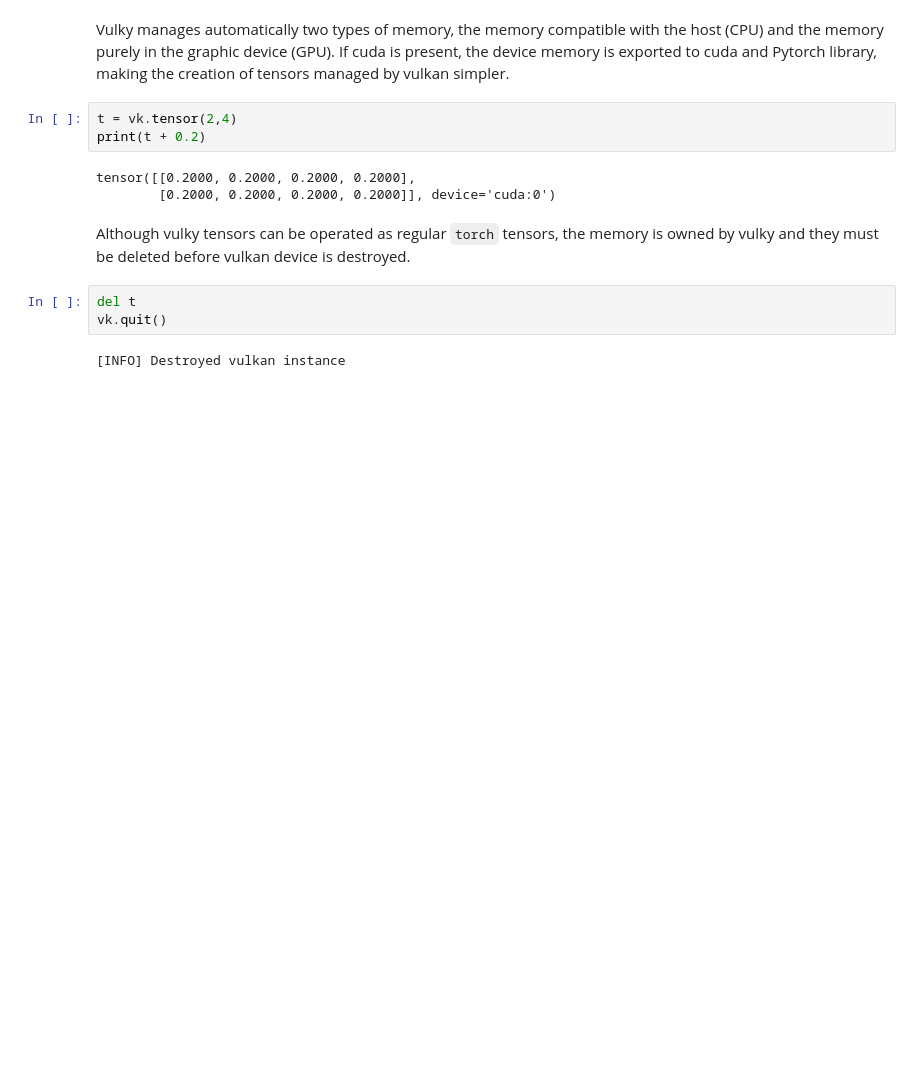
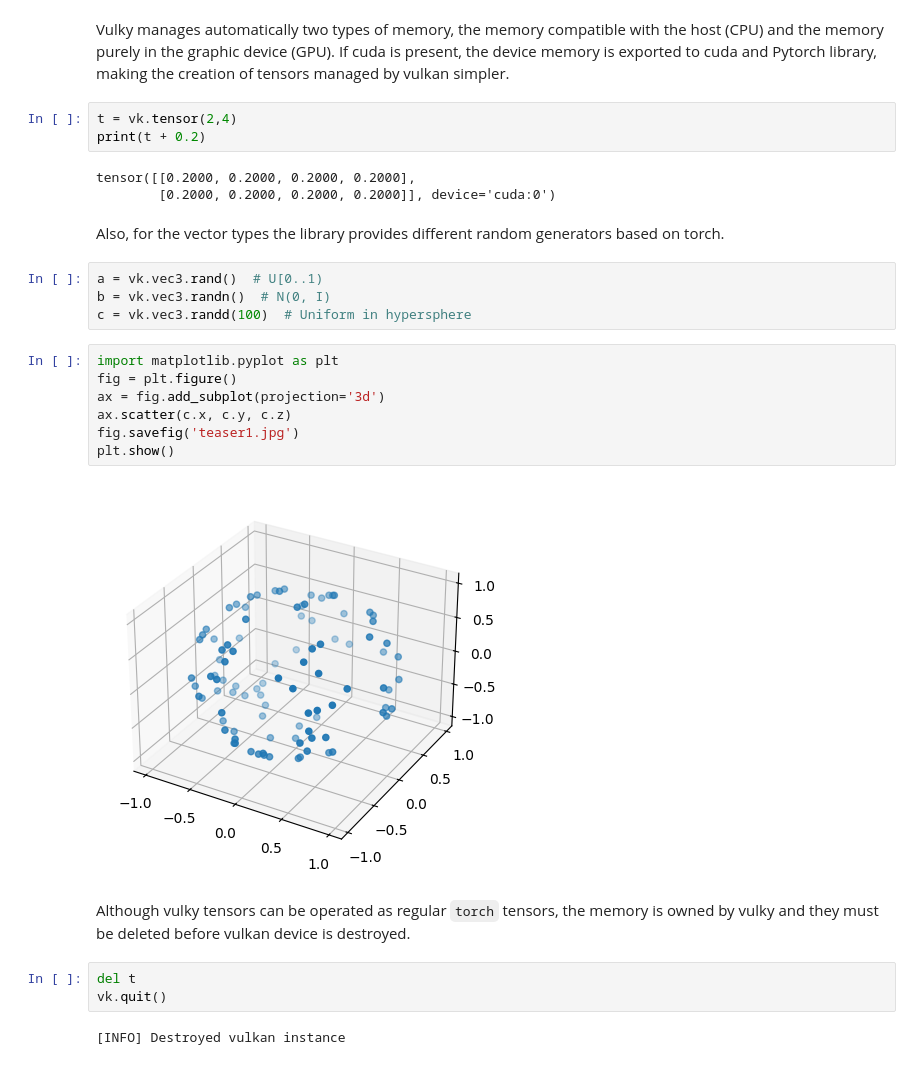
Before and after one commit to rendervous/vulky_examples, a Jupyter notebook: e01_create_and_destroy_device.ipynb, the cells around one changed output. Drawn from its saved outputs; the diff is of its cells as text; blank space fills up the shorter version.

````diff
--- a/e01_create_and_destroy_device.ipynb
+++ b/e01_create_and_destroy_device.ipynb
@@ -95,6 +95,21 @@ print(t + 0.2)
 # %% [output]
 tensor([[0.2000, 0.2000, 0.2000, 0.2000],
         [0.2000, 0.2000, 0.2000, 0.2000]], device='cuda:0')
+# %% [markdown]
+Also, for the vector types the library provides different random generators based on torch.
+# %%
+a = vk.vec3.rand()  # U[0..1)
+b = vk.vec3.randn()  # N(0, I)
+c = vk.vec3.randd(100)  # Uniform in hypersphere
+# %%
+import matplotlib.pyplot as plt
+fig = plt.figure()
+ax = fig.add_subplot(projection='3d')
+ax.scatter(c.x, c.y, c.z)
+fig.savefig('teaser1.jpg')
+plt.show()
+# %% [output]
+[figure, added]
 # %% [markdown]
 Although vulky tensors can be operated as regular ```torch``` tensors, the memory is owned by vulky and they must be deleted before vulkan device is destroyed.
 # %%
````
Also changed, not shown: parts of 1 cell of this notebook, 3 other files.
